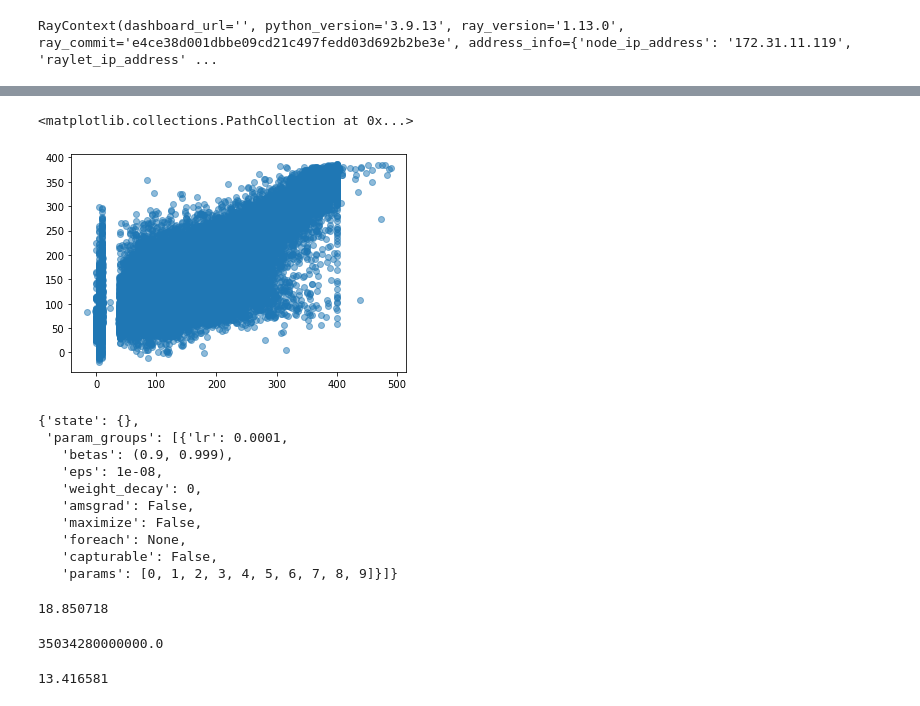
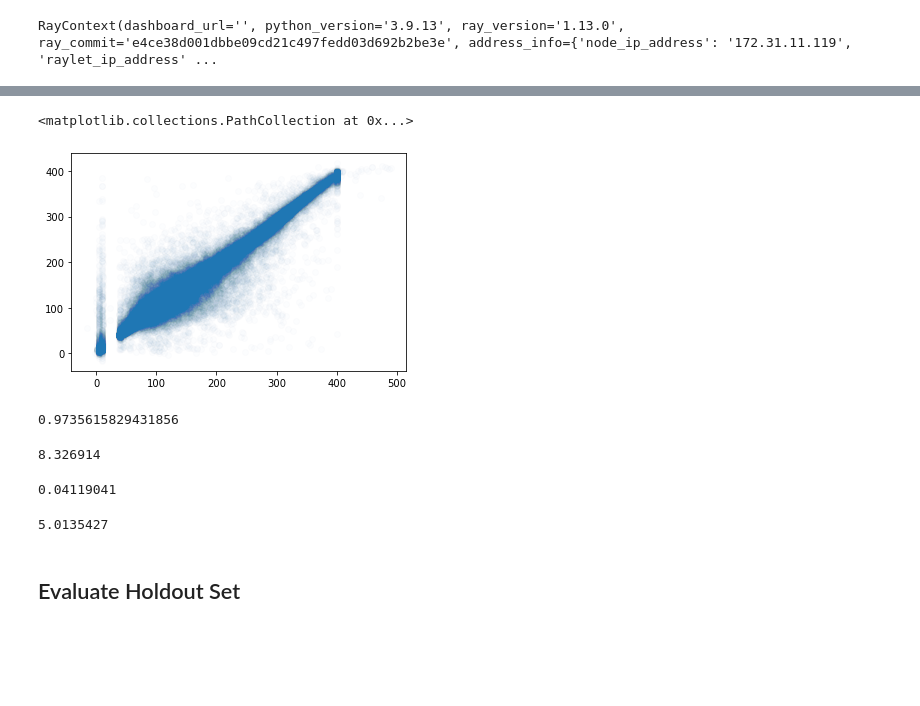
Before and after one commit to Spencer-Weston/BGPredict, a Jupyter notebook: bgpredict/LSTM/LSTM_prod.ipynb, the cells around one changed output, grey strips where cells are left out. Saved outputs shown, nothing was run; the diff lists cells and outputs as text; code cells hidden in the pictures; blank space fills up the shorter version.

```diff
--- a/bgpredict/LSTM/LSTM_prod.ipynb
+++ b/bgpredict/LSTM/LSTM_prod.ipynb
@@ -427,0 +478,10 @@ plt.plot(val_losses)
+# %%
+# Save trial dataframes of tune results
+trial_df_dir = f"{lstm}best_trial_dfs"
+print(trial_df_dir)
+for key, vals in dfs.items():
+    model_name = key.split("/")[-1]
+    vals_csv = vals.to_csv()
+    location = f"{trial_df_dir}/{model_name}.csv"
+    with s3.open(location, 'w') as f:
+        f.write(vals_csv)
@@ -427,0 +490,6 @@ plt.plot(val_losses)
+# %%
+# Store model state dict in s3
+best_model_dest = f"{lstm}best_model/best_opt_state_net_state"
+best_model_src = os.path.join(best_dir, checkpoint)
+print(best_model_src)
+s3.put(best_model_src, best_model_dest)
@@ -427,0 +498,5 @@ plt.plot(val_losses)
+# %%
+# Validate Load
+with s3.open(best_model_dest) as f:
+    mod = torch.load(f)
+print(mod[0].keys())
@@ -443,7 +518,3 @@ torch.save(net.state_dict(), "./big_model.pt")
 # %%
 pred_array = pred.cpu().detach().numpy()
 y = test_y.detach().numpy()
-plt.scatter(y, pred_array, alpha=0.5)
-# %% [output]
-<matplotlib.collections.PathCollection at 0x...>
-[figure, removed]
@@ -452,13 +520,0 @@ plt.hist(y, bins=100)
-# %%
-optimizer.state_dict()
-# %% [output]
-{'state': {},
- 'param_groups': [{'lr': 0.0001,
-   'betas': (0.9, 0.999),
-   'eps': 1e-08,
-   'weight_decay': 0,
-   'amsgrad': False,
-   'maximize': False,
-   'foreach': None,
-   'capturable': False,
-   'params': [0, 1, 2, 3, 4, 5, 6, 7, 8, 9]}]}
@@ -467,13 +521,27 @@ from sklearn.metrics import mean_squared_error, mean_absolute_error, mean_absolu
+# %%
+df = pd.DataFrame({"y_true":y, "y_hat": pred_array})
+df = df.loc[df['y_true'] != 0, :]
+# %%
+plt.scatter(df['y_true'], df['y_hat'], alpha=0.01)
+# %% [output]
+<matplotlib.collections.PathCollection at 0x...>
+[figure, added]
+# %%
+r2_score(df["y_true"], df["y_hat"])
+# %% [output]
+0.9735615829431856
 # %%
-mse = mean_squared_error(y, pred_array)
+mse = mean_squared_error(df["y_true"], df["y_hat"])
 print(np.sqrt(mse))
 # %% [output]
-18.850718
+8.326914
 # %%
-mean_absolute_percentage_error(y, pred_array)
+mean_absolute_percentage_error(df["y_true"], df["y_hat"])
 # %% [output]
-35034280000000.0
+0.04119041
 # %%
-mean_absolute_error(y,pred_array)
+mean_absolute_error(df["y_true"], df["y_hat"])
 # %% [output]
-13.416581
+5.0135427
+# %% [markdown]
+## Evaluate Holdout Set
```
Also changed, not shown: parts of 44 cells of this notebook, 3 other files.
